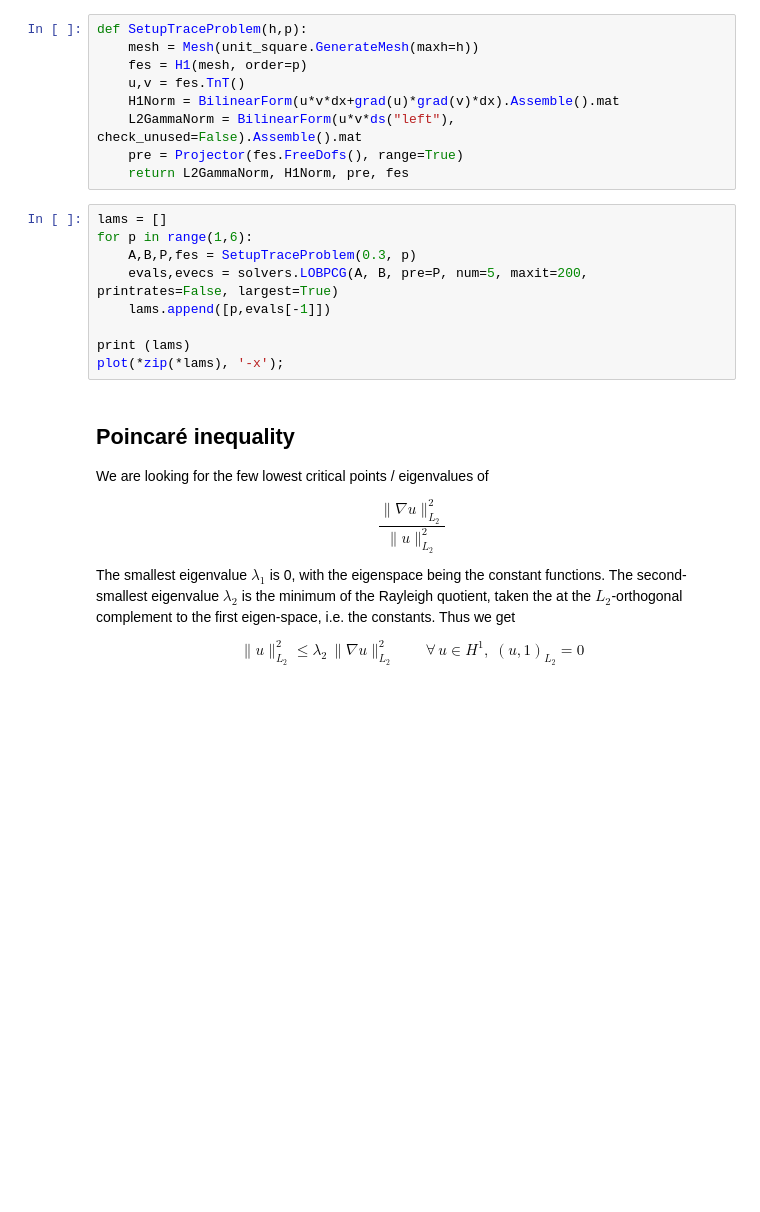
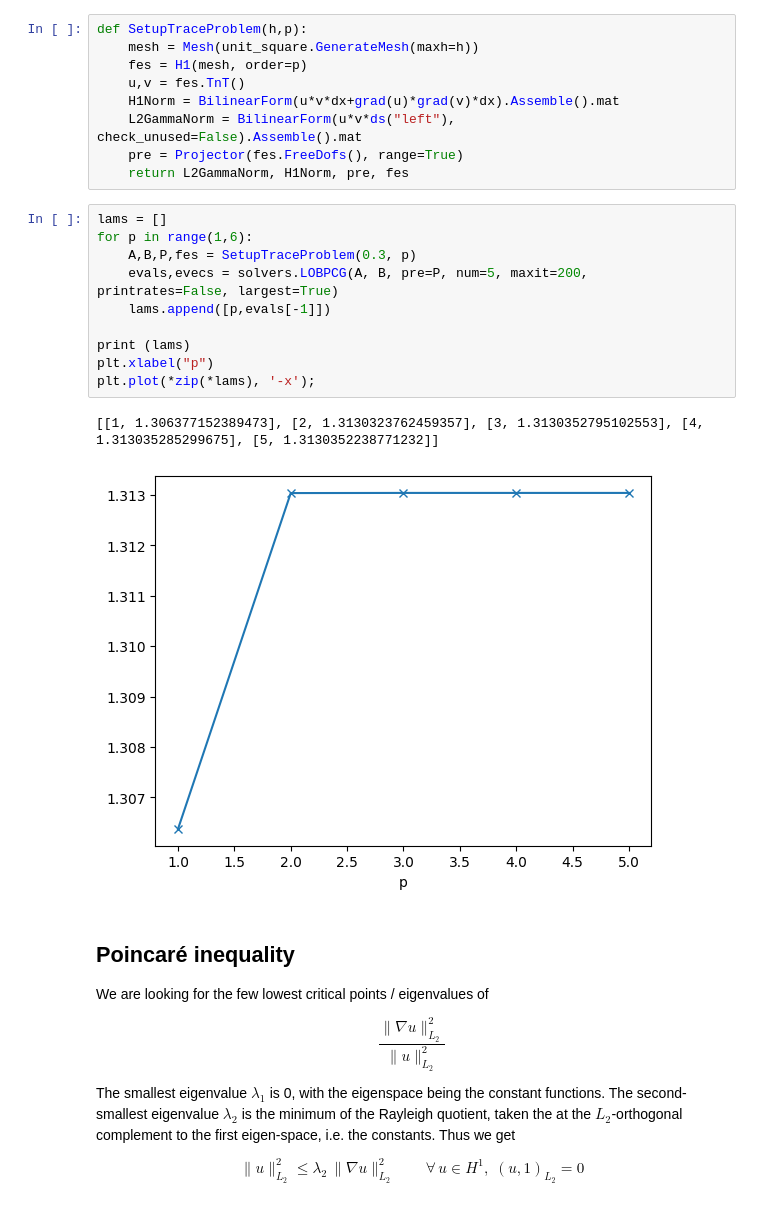
Before and after one commit to JSchoeberl/iFEM, a Jupyter notebook: _sources/sobolevspaces/experiments.ipynb, the cells around one changed output. Saved outputs shown, nothing was run; the diff lists cells and outputs as text; blank space fills up the shorter version.

```diff
--- a/_sources/sobolevspaces/experiments.ipynb
+++ b/_sources/sobolevspaces/experiments.ipynb
@@ -145,12 +164,16 @@ def SetupTraceProblem(h,p):
 # %%
 lams = []
 for p in range(1,6):
     A,B,P,fes = SetupTraceProblem(0.3, p)
     evals,evecs = solvers.LOBPCG(A, B, pre=P, num=5, maxit=200, printrates=False, largest=True)
     lams.append([p,evals[-1]])
 
 print (lams)
-plot(*zip(*lams), '-x');
+plt.xlabel("p")
+plt.plot(*zip(*lams), '-x');
+# %% [output]
+[[1, 1.306377152389473], [2, 1.3130323762459357], [3, 1.3130352795102553], [4, 1.313035285299675], [5, 1.3130352238771232]]
+[figure, added]
 # %% [markdown]
 ## Poincaré inequality
 
```
Also changed, not shown: parts of 13 cells of this notebook, 23 other files.
